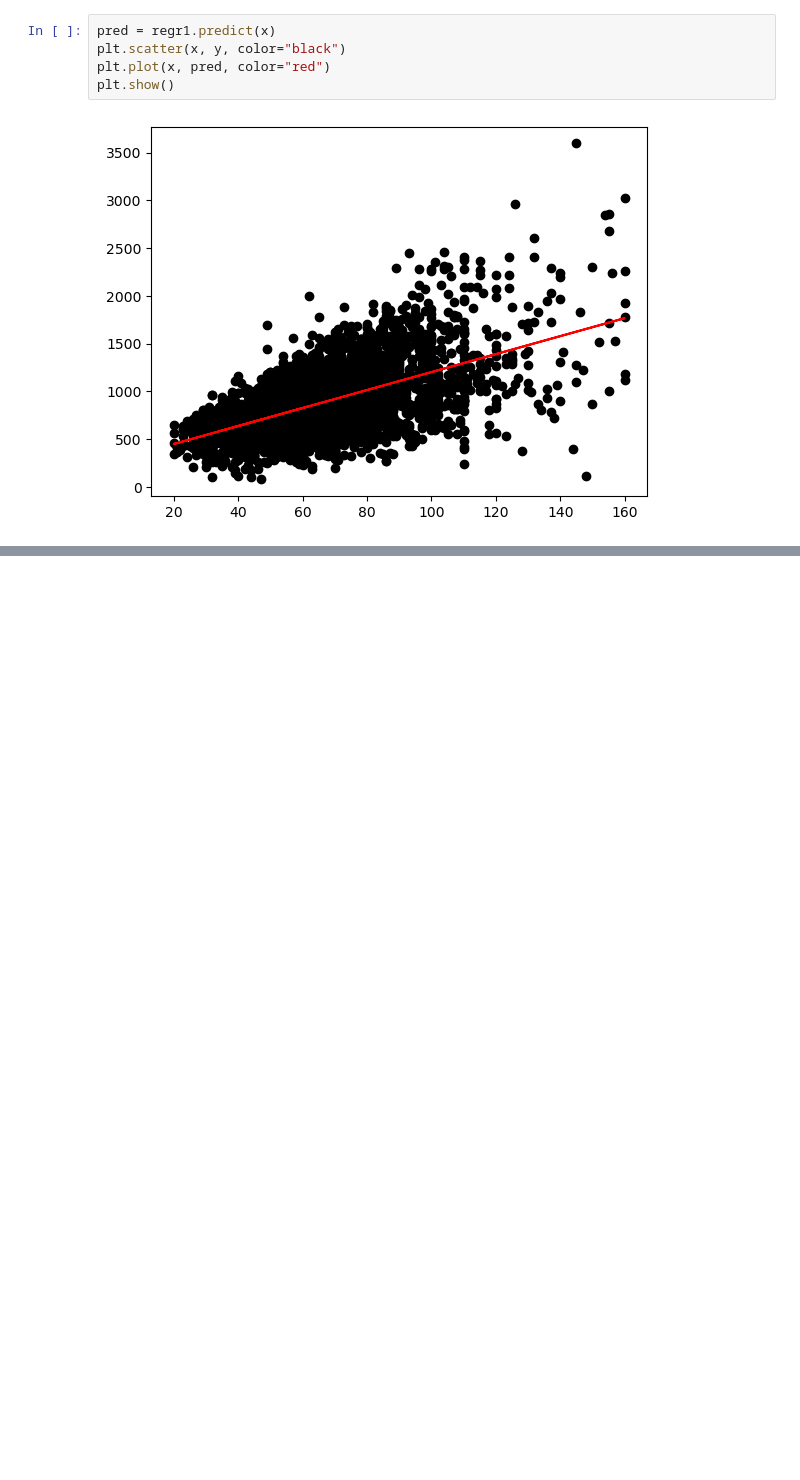
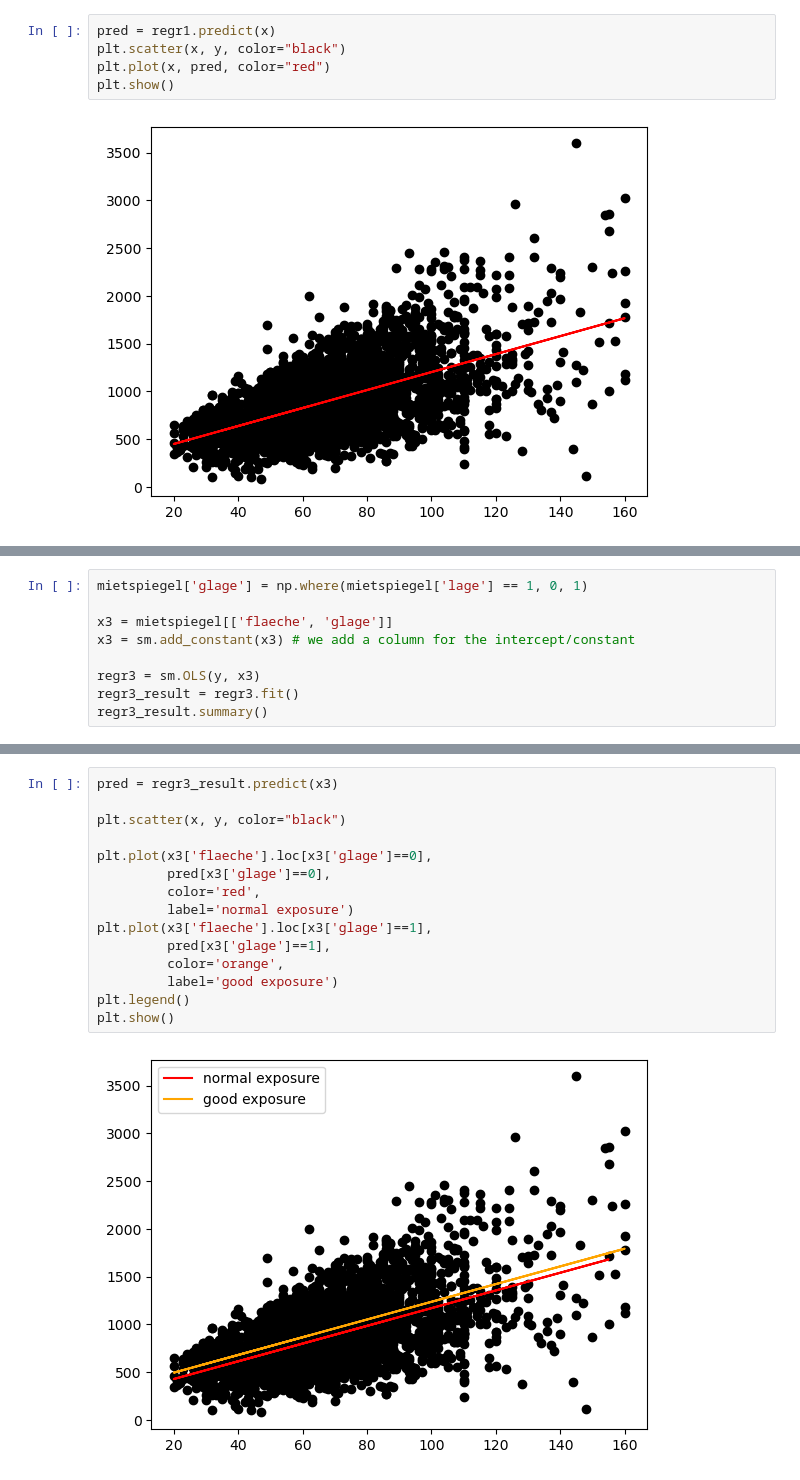
Before and after one commit to hopfkons/business-analytics-fau, a Jupyter notebook: 4_regression.ipynb, the cells around one changed output, grey strips where cells are left out. Saved outputs shown, nothing was run; the diff lists cells and outputs as text; blank space fills up the shorter version.

```diff
--- a/4_regression.ipynb
+++ b/4_regression.ipynb
@@ -185,0 +206,9 @@ plt.show()
+# %%
+mietspiegel['glage'] = np.where(mietspiegel['lage'] == 1, 0, 1)
+
+x3 = mietspiegel[['flaeche', 'glage']]
+x3 = sm.add_constant(x3) # we add a column for the intercept/constant
+
+regr3 = sm.OLS(y, x3)
+regr3_result = regr3.fit()
+regr3_result.summary()
@@ -185,0 +236,17 @@ plt.show()
+# %%
+pred = regr3_result.predict(x3)
+
+plt.scatter(x, y, color="black")
+
+plt.plot(x3['flaeche'].loc[x3['glage']==0],
+         pred[x3['glage']==0],
+         color='red',
+         label='normal exposure')
+plt.plot(x3['flaeche'].loc[x3['glage']==1],
+         pred[x3['glage']==1],
+         color='orange',
+         label='good exposure')
+plt.legend()
+plt.show()
+# %% [output]
+[figure, added]
```
Also changed, not shown: parts of 11 cells of this notebook, 1 other file.
